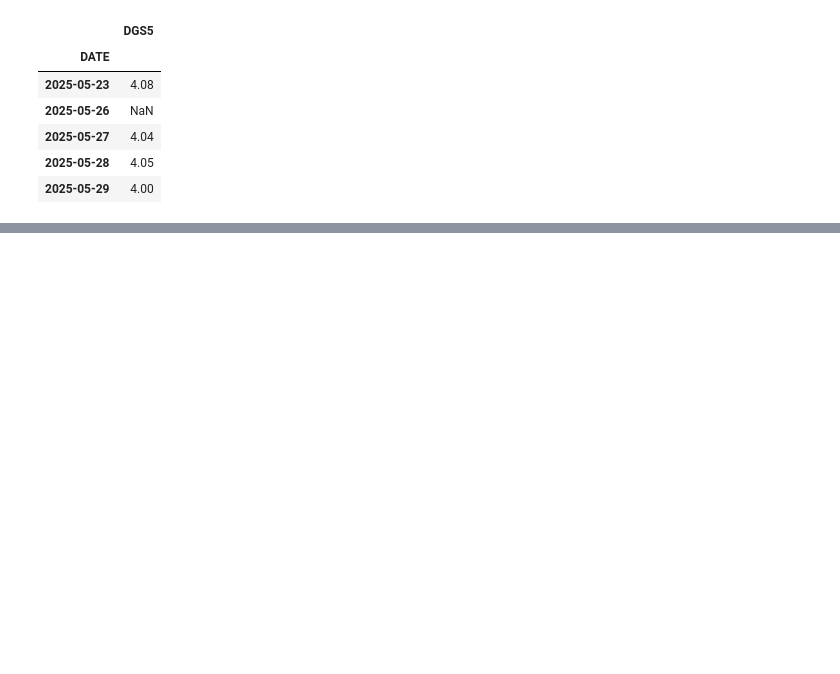
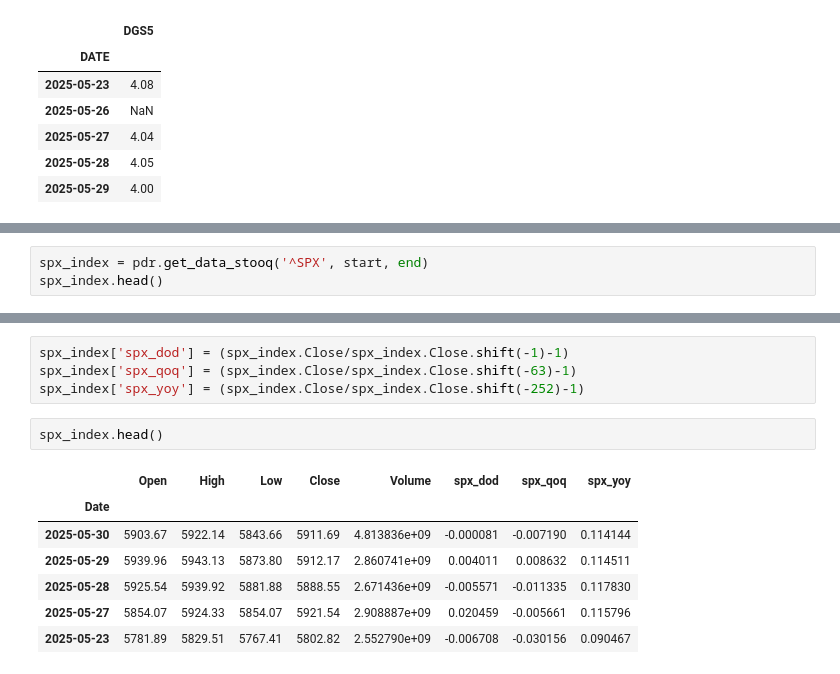
Before and after one commit to nathadriele/stock-markets-analytics-zoomcamp, a Jupyter notebook: 01-intro-and-data-sources/hw-intro.ipynb, the cells around one changed output, grey strips where cells are left out. Saved outputs shown, nothing was run; the diff lists cells and outputs as text; blank space fills up the shorter version.

```diff
--- a/01-intro-and-data-sources/hw-intro.ipynb
+++ b/01-intro-and-data-sources/hw-intro.ipynb
@@ -213,0 +216,3 @@ dgs5.tail()
+# %%
+spx_index = pdr.get_data_stooq('^SPX', start, end)
+spx_index.head()
@@ -213,0 +227,14 @@ dgs5.tail()
+# %%
+spx_index['spx_dod'] = (spx_index.Close/spx_index.Close.shift(-1)-1)
+spx_index['spx_qoq'] = (spx_index.Close/spx_index.Close.shift(-63)-1)
+spx_index['spx_yoy'] = (spx_index.Close/spx_index.Close.shift(-252)-1)
+# %%
+spx_index.head()
+# %% [output]
+|  | Open | High | Low | Close | Volume | spx_dod | spx_qoq | spx_yoy |
+| Date |  |  |  |  |  |  |  |  |
+| 2025-05-30 | 5903.67 | 5922.14 | 5843.66 | 5911.69 | 4.813836e+09 | -0.000081 | -0.007190 | 0.114144 |
+| 2025-05-29 | 5939.96 | 5943.13 | 5873.80 | 5912.17 | 2.860741e+09 | 0.004011 | 0.008632 | 0.114511 |
+| 2025-05-28 | 5925.54 | 5939.92 | 5881.88 | 5888.55 | 2.671436e+09 | -0.005571 | -0.011335 | 0.117830 |
+| 2025-05-27 | 5854.07 | 5924.33 | 5854.07 | 5921.54 | 2.908887e+09 | 0.020459 | -0.005661 | 0.115796 |
+| 2025-05-23 | 5781.89 | 5829.51 | 5767.41 | 5802.82 | 2.552790e+09 | -0.006708 | -0.030156 | 0.090467 |
```
Also changed, not shown: parts of 2 cells of this notebook.
